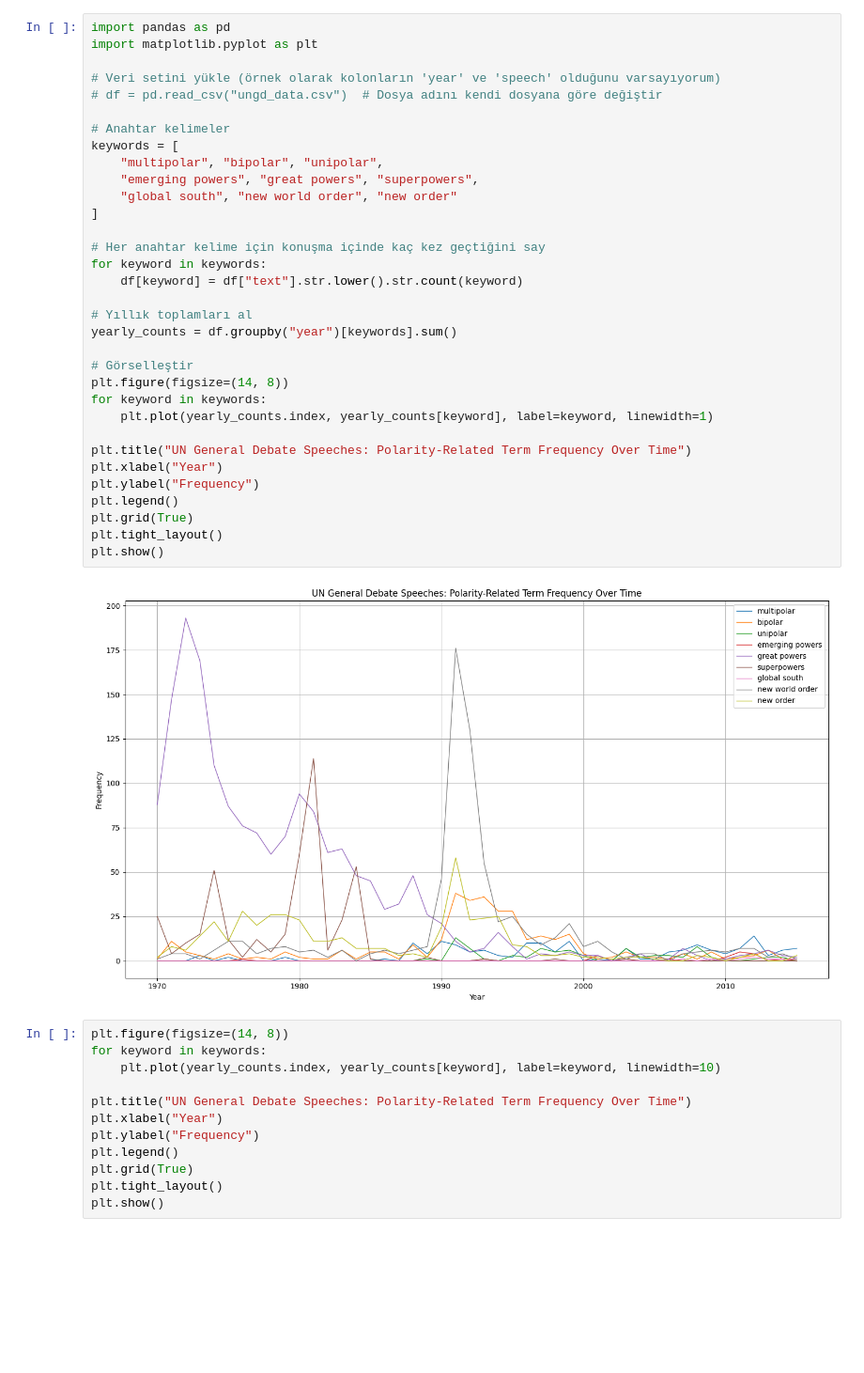
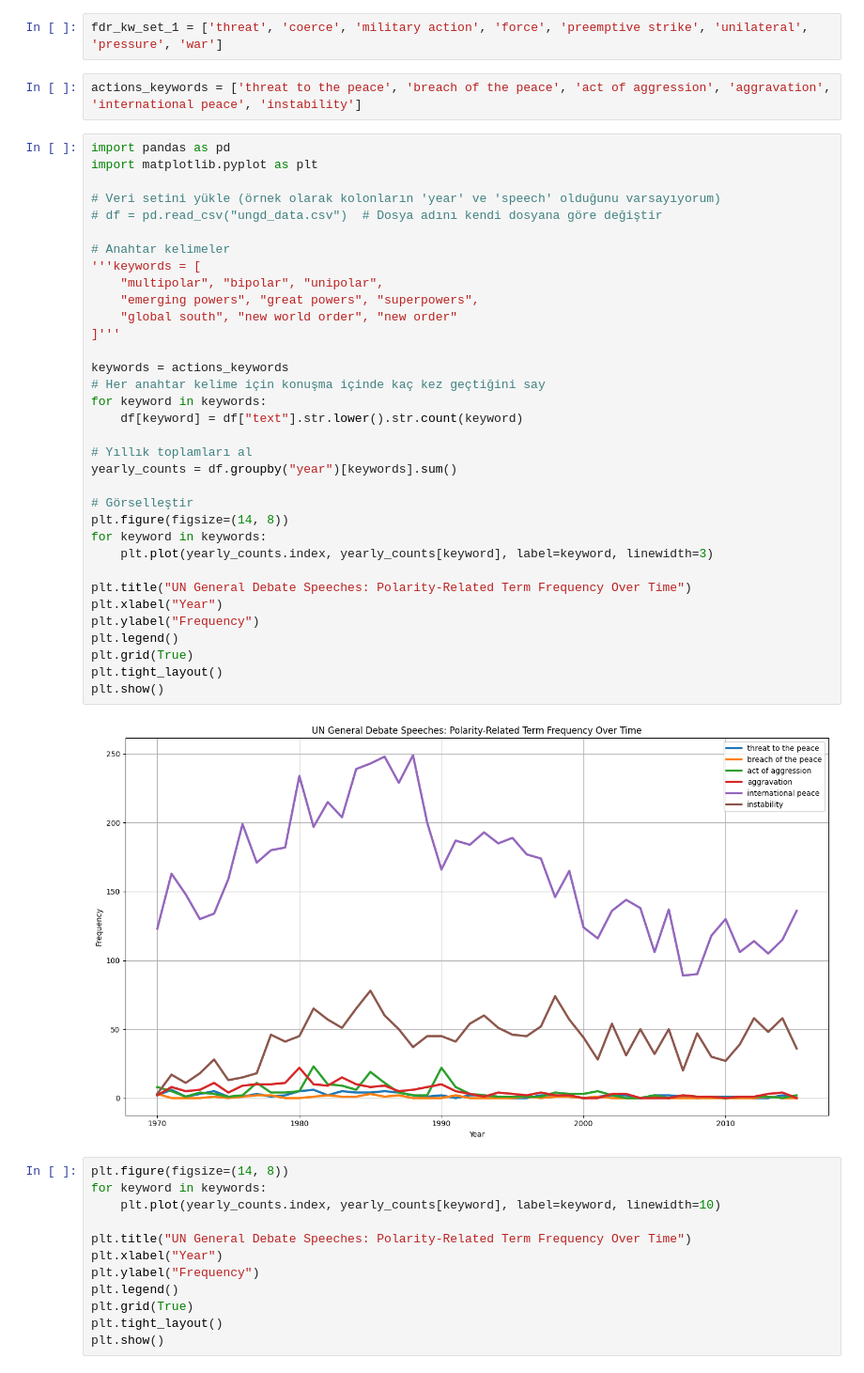
Before and after one commit to alionur84/unga_speeches, a Jupyter notebook: exploratory_analysis.ipynb, the cells around one changed output. Shown at 94% size. Saved outputs shown, nothing was run; the diff lists cells and outputs as text; blank space fills up the shorter version.

```diff
--- a/exploratory_analysis.ipynb
+++ b/exploratory_analysis.ipynb
@@ -5,38 +41,43 @@ df = pd.read_csv("un-general-debates.csv")
+# %%
+fdr_kw_set_1 = ['threat', 'coerce', 'military action', 'force', 'preemptive strike', 'unilateral', 'pressure', 'war']
+# %%
+actions_keywords = ['threat to the peace', 'breach of the peace', 'act of aggression', 'aggravation', 'international peace', 'instability']
 # %%
 import pandas as pd
 import matplotlib.pyplot as plt
 
 # Veri setini yükle (örnek olarak kolonların 'year' ve 'speech' olduğunu varsayıyorum)
 # df = pd.read_csv("ungd_data.csv")  # Dosya adını kendi dosyana göre değiştir
 
 # Anahtar kelimeler
-keywords = [
+'''keywords = [
     "multipolar", "bipolar", "unipolar",
     "emerging powers", "great powers", "superpowers",
     "global south", "new world order", "new order"
-]
+]'''
 
+keywords = actions_keywords
 # Her anahtar kelime için konuşma içinde kaç kez geçtiğini say
 for keyword in keywords:
     df[keyword] = df["text"].str.lower().str.count(keyword)
 
 # Yıllık toplamları al
 yearly_counts = df.groupby("year")[keywords].sum()
 
 # Görselleştir
 plt.figure(figsize=(14, 8))
 for keyword in keywords:
-    plt.plot(yearly_counts.index, yearly_counts[keyword], label=keyword, linewidth=1)
+    plt.plot(yearly_counts.index, yearly_counts[keyword], label=keyword, linewidth=3)
 
 plt.title("UN General Debate Speeches: Polarity-Related Term Frequency Over Time")
 plt.xlabel("Year")
 plt.ylabel("Frequency")
 plt.legend()
 plt.grid(True)
 plt.tight_layout()
 plt.show()
 # %% [output]
-[figure, old version]
+[figure, new version]
 # %%
 plt.figure(figsize=(14, 8))
 for keyword in keywords:
```
Also changed, not shown: parts of 9 cells of this notebook, 5 other files.
